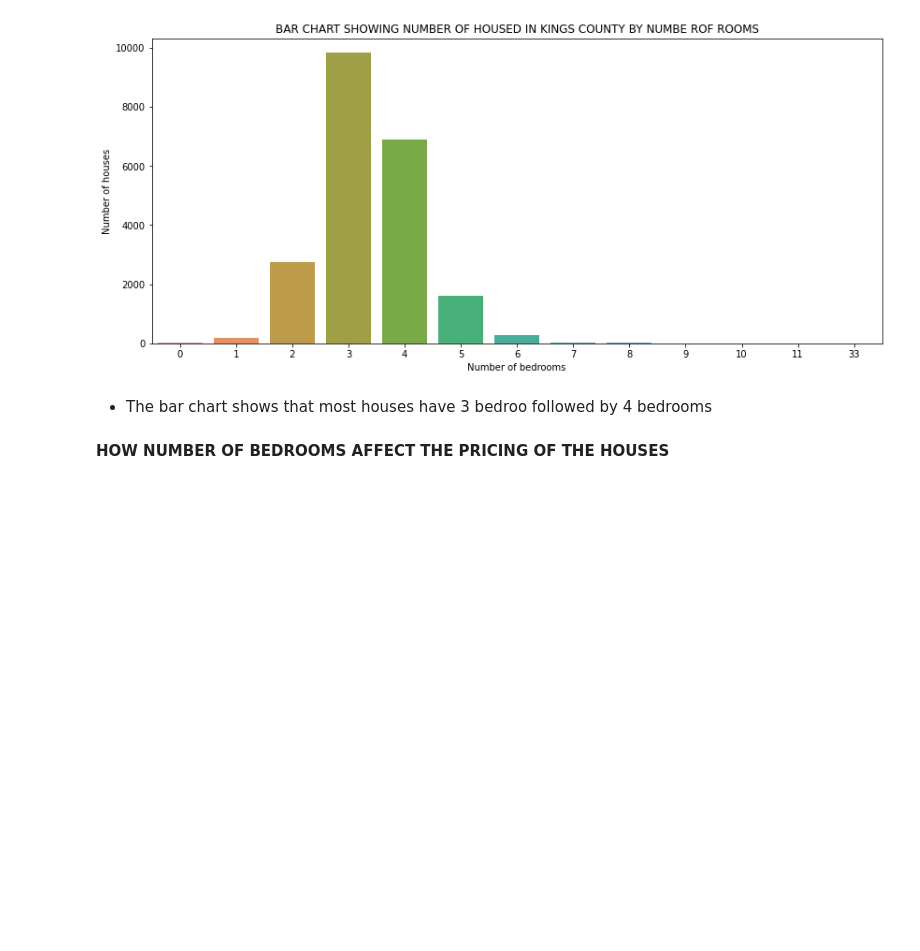
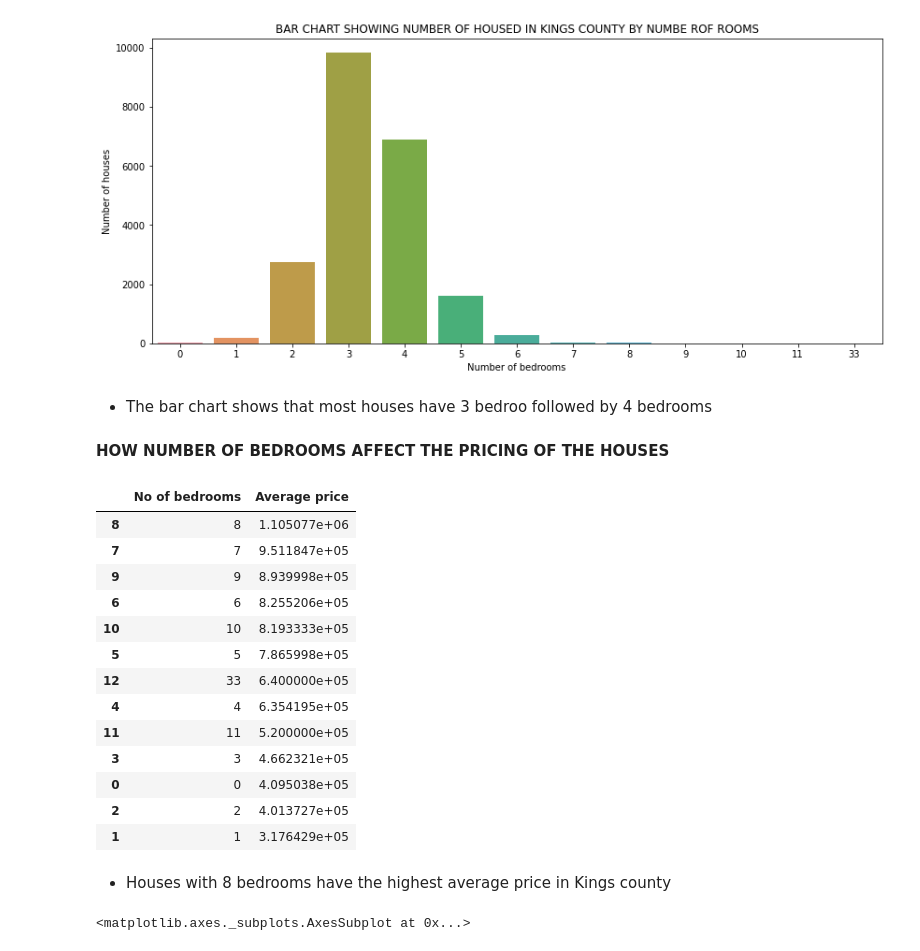
Before and after one commit to MikeDeecode/KC-properties-price-analysis, a Jupyter notebook: kc_properties_analysis.ipynb, the cells around one changed output. Cells and saved outputs as stored; diff of their text form; code cells hidden in the pictures; blank space fills up the shorter version.

```diff
--- a/kc_properties_analysis.ipynb
+++ b/kc_properties_analysis.ipynb
@@ -131,3 +134,30 @@ plt.show()
 * The bar chart shows that most houses have 3 bedroo followed by 4 bedrooms
 # %% [markdown]
 **HOW NUMBER OF BEDROOMS AFFECT THE PRICING OF THE HOUSES**
+# %%
+room_grp = kc_properties.groupby('bedrooms', as_index = False)['price'].mean()
+room_grp.rename(columns = {'price': 'Average price', 'bedrooms': 'No of bedrooms' }, inplace = True)
+room_grp = room_grp.sort_values('Average price', ascending = False)
+room_grp
+# %% [output]
+|  | No of bedrooms | Average price |
+| 8 | 8 | 1.105077e+06 |
+| 7 | 7 | 9.511847e+05 |
+| 9 | 9 | 8.939998e+05 |
+| 6 | 6 | 8.255206e+05 |
+| 10 | 10 | 8.193333e+05 |
+| 5 | 5 | 7.865998e+05 |
+| 12 | 33 | 6.400000e+05 |
+| 4 | 4 | 6.354195e+05 |
+| 11 | 11 | 5.200000e+05 |
+| 3 | 3 | 4.662321e+05 |
+| 0 | 0 | 4.095038e+05 |
+| 2 | 2 | 4.013727e+05 |
+| 1 | 1 | 3.176429e+05 |
+# %% [markdown]
+* Houses with 8 bedrooms have the highest average price in Kings county
+# %%
+plt.figure(figsize = (14, 6))
+sns.boxplot('price', 'bedrooms', data = kc_properties)
+# %% [output]
+<matplotlib.axes._subplots.AxesSubplot at 0x...>
```
Also changed, not shown: parts of 2 cells of this notebook.
